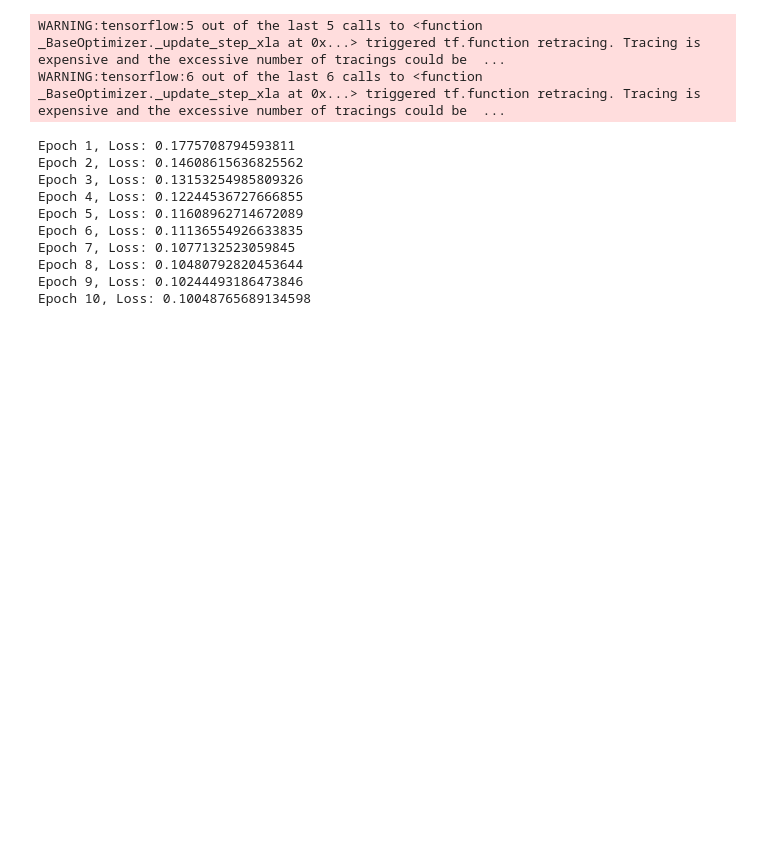
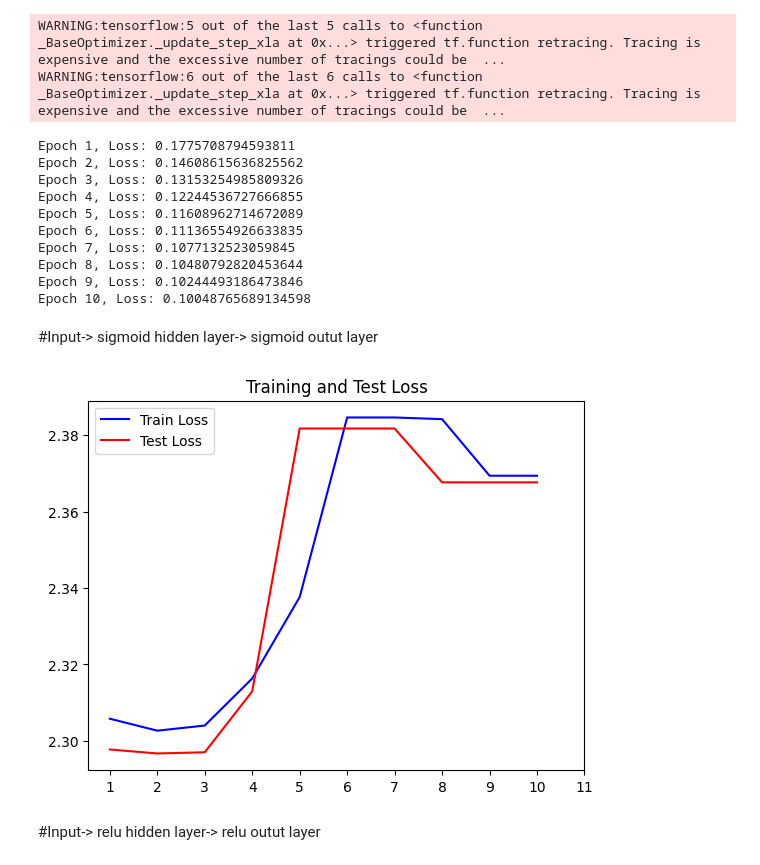
Before and after one commit to muffin-head/GANs_AutoEncoders, a Jupyter notebook: tensorflow_keras.ipynb, the cells around one changed output. Saved outputs shown, nothing was run; the diff lists cells and outputs as text; code cells hidden in the pictures; blank space fills up the shorter version.

```diff
--- a/tensorflow_keras.ipynb
+++ b/tensorflow_keras.ipynb
@@ -201,6 +201,8 @@ Epoch 7, Loss: 0.1077132523059845
 Epoch 8, Loss: 0.10480792820453644
 Epoch 9, Loss: 0.10244493186473846
 Epoch 10, Loss: 0.10048765689134598
+# %% [markdown]
+#Input-> sigmoid hidden layer-> sigmoid outut layer
 # %%
 import tensorflow as tf
 import matplotlib.pyplot as plt
@@ -255,7 +257,7 @@ def mlp(x, weights, biases):
 
     return output_layer
 
-optimizer = tf.optimizers.Adam(learning_rate=0.05)
+optimizer = tf.optimizers.Adam(learning_rate=0.005)
 # Updated training loop with dynamic plotting
 train_losses = []
 test_losses = []
@@ -272,30 +274,34 @@ def dyn_plot(x, y, y_test, ax, ticks, title):
 
 # Train and evaluate the model
 for epoch in range(epochs):
     epoch_loss = 0
     for step in range(steps_per_epoch):
         batch_start = step * batch_size
         batch_end = batch_start + batch_size
         x_batch = train_images[batch_start:batch_end]
         y_true_batch = train_labels[batch_start:batch_end]
 
         with tf.GradientTape() as tape:
             y_pred_batch = mlp(x_batch, weights, biases)
             loss = tf.reduce_mean(tf.nn.softmax_cross_entropy_with_logits(logits=y_pred_batch, labels=y_true_batch))
             epoch_loss += loss.numpy()
 
         gradients = tape.gradient(loss, list(weights.values()) + list(biases.values()))
         optimizer.apply_gradients(zip(gradients, list(weights.values()) + list(biases.values())))
 
     train_losses.append(epoch_loss / steps_per_epoch)
 
     # Test loss calculation
     y_pred_test = mlp(test_images, weights, biases)
     test_loss = tf.reduce_mean(tf.nn.softmax_cross_entropy_with_logits(logits=y_pred_test, labels=test_labels))
     test_losses.append(test_loss.numpy())
 
     # Dynamic plot update
     dyn_plot(list(range(1, epoch + 2)), train_losses, test_losses, ax, np.arange(1, epoch + 3), "Training and Test Loss")
 
 plt.ioff()  # Turn off interactive mode
 plt.show()
+# %% [output]
+[figure, added]
+# %% [markdown]
+#Input-> relu hidden layer-> relu outut layer
```
Also changed, not shown: parts of 1 cell of this notebook.
